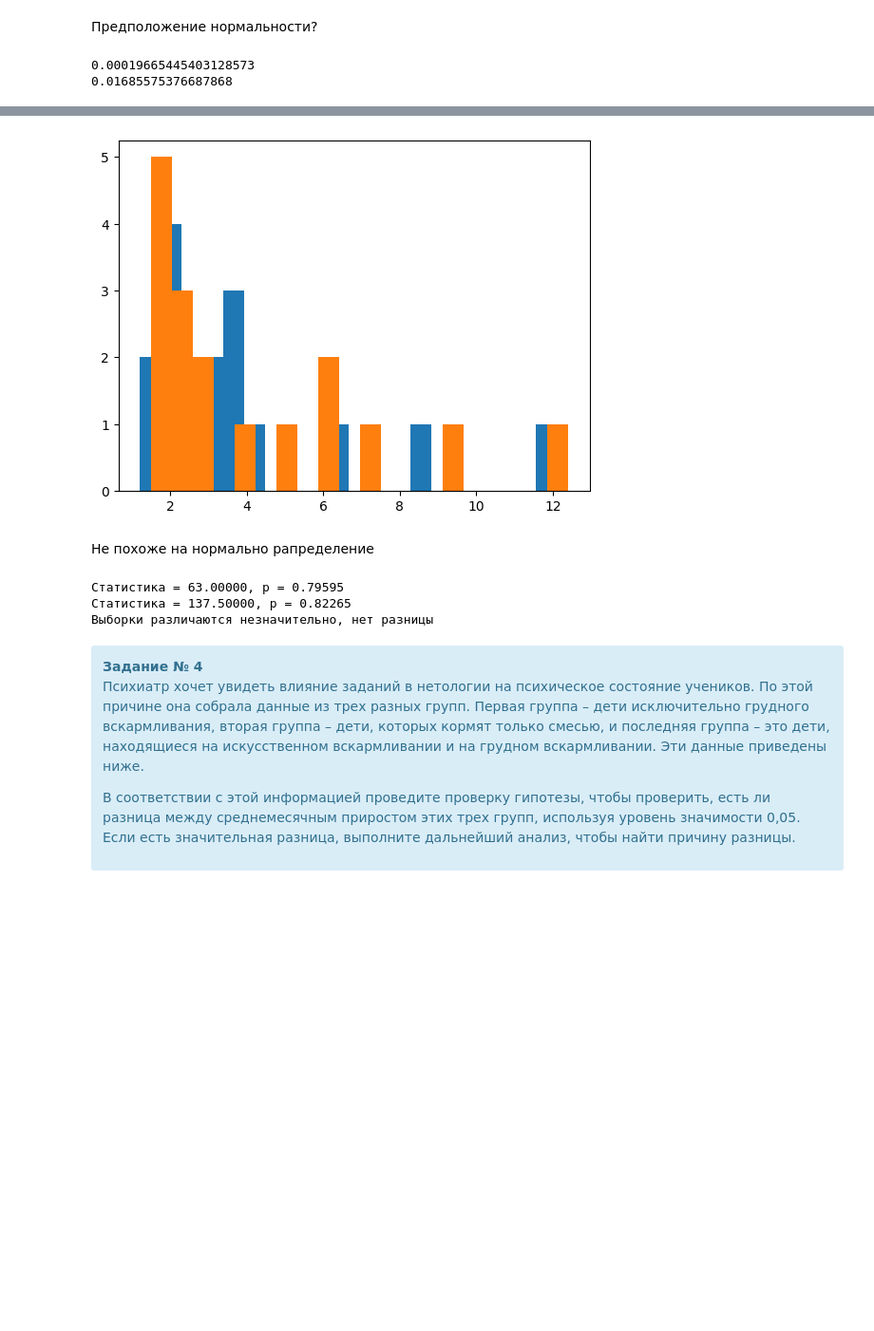
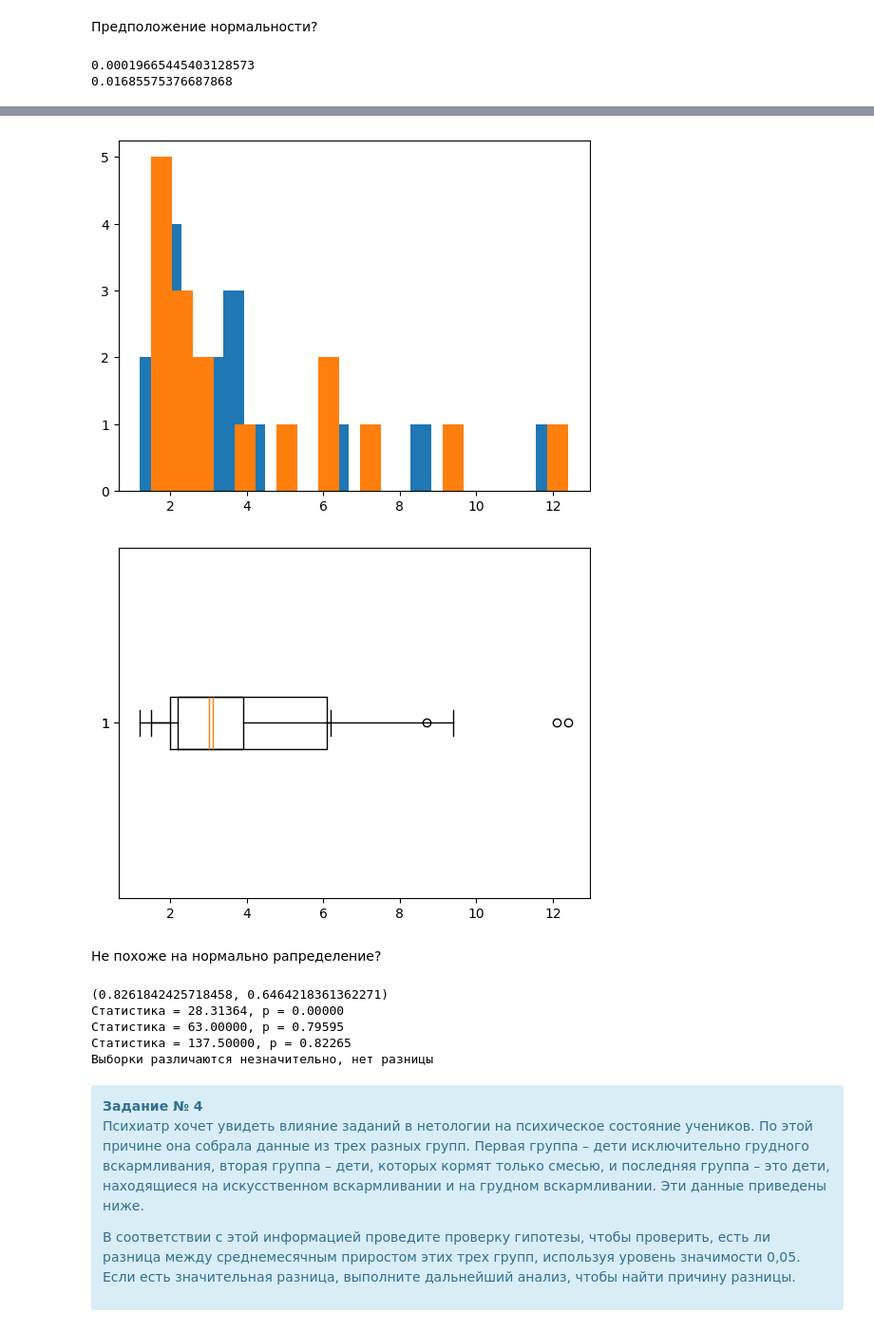
Before and after one commit to archimage-wiz/DS_PythonStat_Hw_Hypotesis, a Jupyter notebook: ДЗ_Проверка_гипотез.ipynb, the cells around one changed output, grey strips where cells are left out. Shown at 95% size. Drawn from its saved outputs; the diff is of its cells as text; code cells hidden in the pictures; blank space fills up the shorter version.

```diff
--- a/ДЗ_Проверка_гипотез.ipynb
+++ b/ДЗ_Проверка_гипотез.ipynb
@@ -135,22 +145,29 @@ developer_team = [
 # %%
 stat, pval = st.normaltest(developer_team)
 print(pval)
 stat, pval = st.normaltest(test_team)
 print(pval)
 st.probplot(developer_team, dist="norm", plot=pylab)  # красивое
 st.probplot(test_team, dist="norm", plot=pylab)
 pylab.show()
 plt.hist(developer_team, bins=20)
 plt.hist(test_team, bins=20)
 plt.show()
+plt.boxplot(developer_team, vert=False)
+plt.boxplot(test_team, vert=False)
+plt.show()
 # %% [output]
 0.00019665445403128573
 0.01685575376687868
 [figure]
 [figure]
+[figure, added]
 # %% [markdown]
-Не похоже на нормально рапределение
+Не похоже на нормально рапределение?
 # %%
+print(f_test(developer_team, test_team))
+stat, p = st.ttest_ind(mens, womens, equal_var=True)
+print(f"Статистика = {stat:.5f}, p = {p:.5f}")
 stat, p = st.wilcoxon(developer_team, test_team)
 print(f"Статистика = {stat:.5f}, p = {p:.5f}")
 stat, p = st.mannwhitneyu(developer_team, test_team)
@@ -159,6 +176,8 @@ print(f"Статистика = {stat:.5f}, p = {p:.5f}")
 if p > 0.05:
     print("Выборки различаются незначительно, нет разницы")
 # %% [output]
+(0.8261842425718458, 0.6464218361362271)
+Статистика = 28.31364, p = 0.00000
 Статистика = 63.00000, p = 0.79595
 Статистика = 137.50000, p = 0.82265
 Выборки различаются незначительно, нет разницы
```
Also changed, not shown: parts of 20 cells of this notebook, 2 other files.
